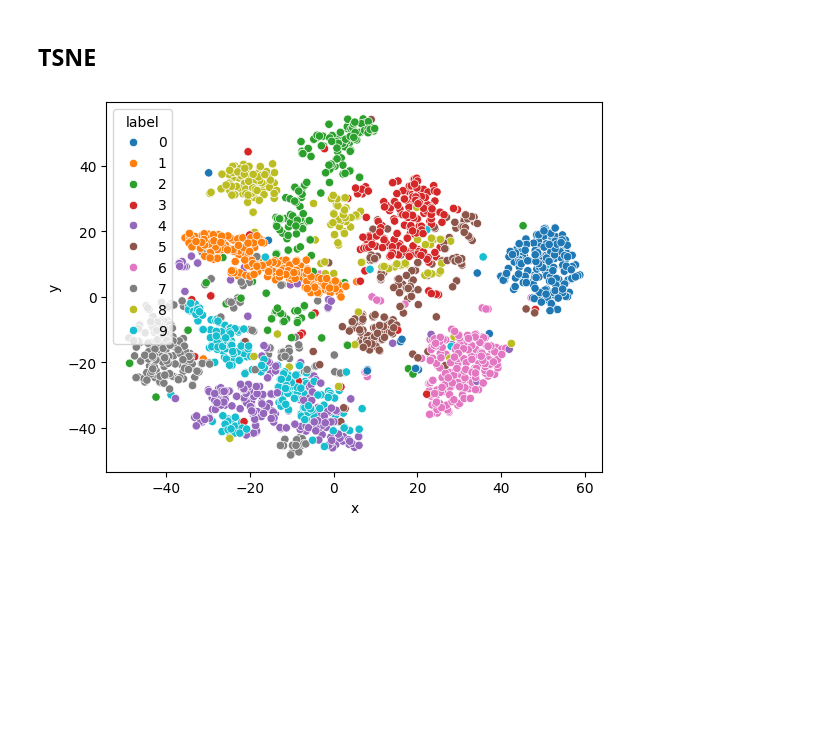
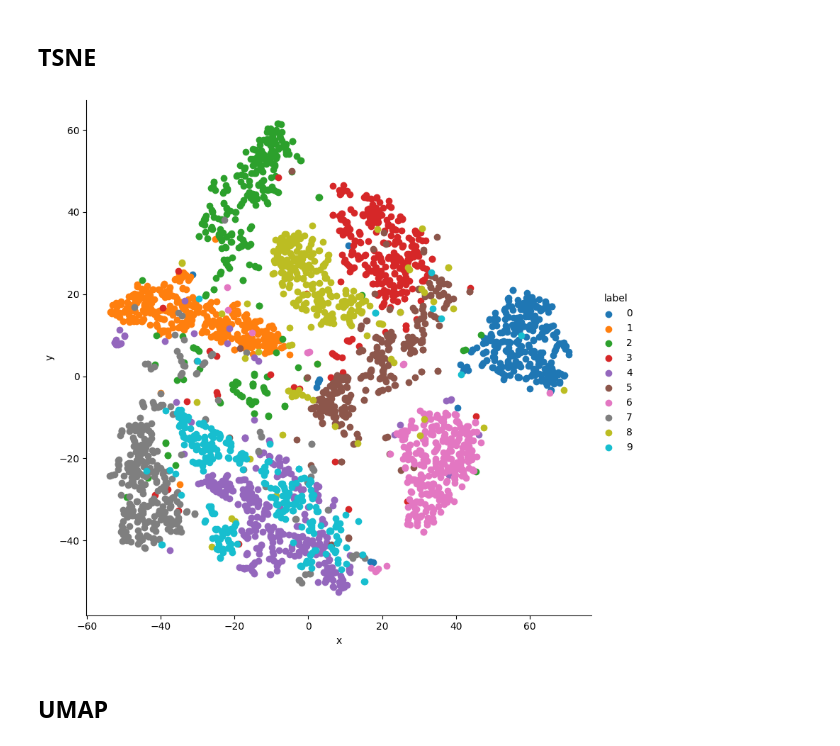
Before and after one commit to AlexPham0209/high-dimensional-visualization, a Jupyter notebook: mnist/mnist.ipynb, the cells around one changed output. Drawn from its saved outputs; the diff is of its cells as text; code cells hidden in the pictures; blank space fills up the shorter version.

```diff
--- a/mnist/mnist.ipynb
+++ b/mnist/mnist.ipynb
@@ -26,8 +26,8 @@ Shape of y: (60000,)
 # %% [markdown]
 ## Standardizing Images
 # %%
-x = x.reshape(x.shape[0], -1)
+x = x.reshape(x.shape[0], -1) / 255.
 # x = StandardScaler().fit_transform(x)
 
-# plt.imshow(x[0].reshape(28, 28))
-# plt.show()
+plt.imshow(x[0].reshape(28, 28))
+plt.show()
@@ -34,3 +38,6 @@ x = x.reshape(x.shape[0], -1)
+# %%
+x = x[:3000]
+y = y[:3000]
 # %% [markdown]
 ## Principal Component Analysis
 # %%
@@ -43,10 +52,14 @@ plt.show()
 # %% [markdown]
 ## TSNE
 # %%
-x_tranformed = TSNE(n_components=2).fit_transform(x[:2000])
-df = pd.DataFrame({"x": x_tranformed[:2000, 0], "y": x_tranformed[:2000, 1], "label": y[:2000]})
-sns.scatterplot(x="x", y="y", hue="label", palette="tab10", data=df)
+x_tranformed = TSNE(n_components=2).fit_transform(x)
+df = pd.DataFrame({"x": x_tranformed[:, 0], "y": x_tranformed[:, 1], "label": y})
+# sns.scatterplot(x="x", y="y", hue="label", palette="tab10", data=df)
+g = sns.FacetGrid(data=df, hue="label", height=8)
+g.map(plt.scatter, 'x', 'y').add_legend()
 plt.show()
 # %% [output]
-[figure, old version]
+[figure, new version]
+# %% [markdown]
+## UMAP
 # %%
```
Also changed, not shown: parts of 5 cells of this notebook, 2 other files.
